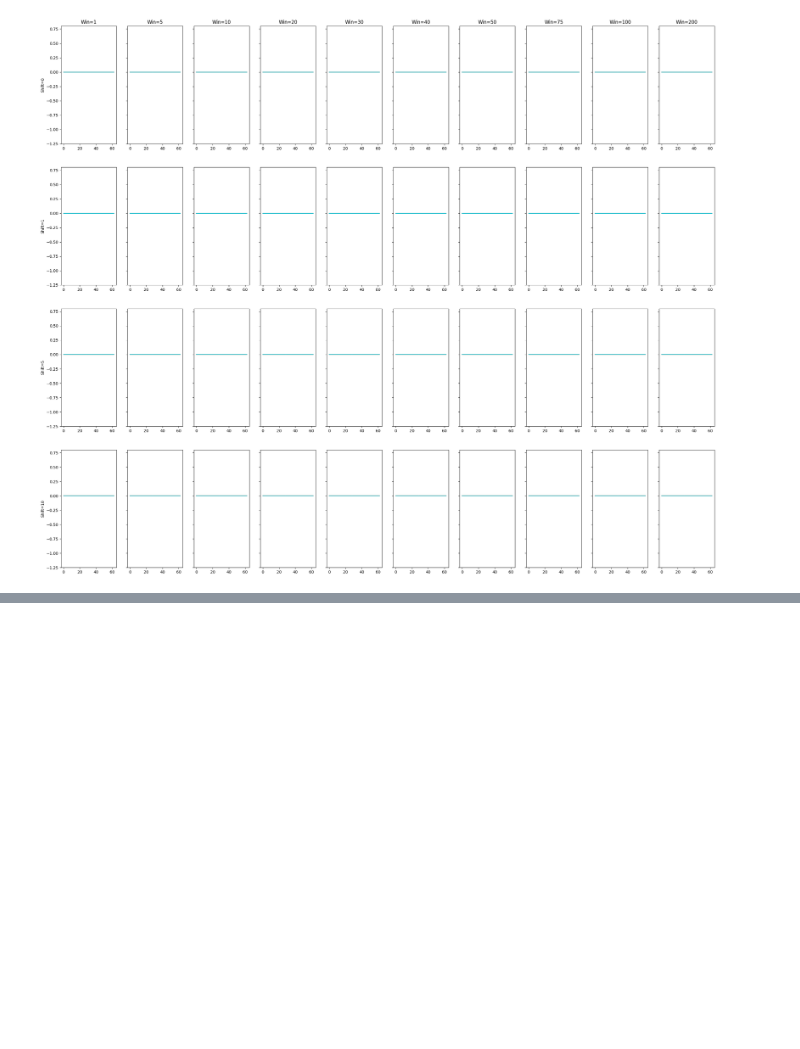
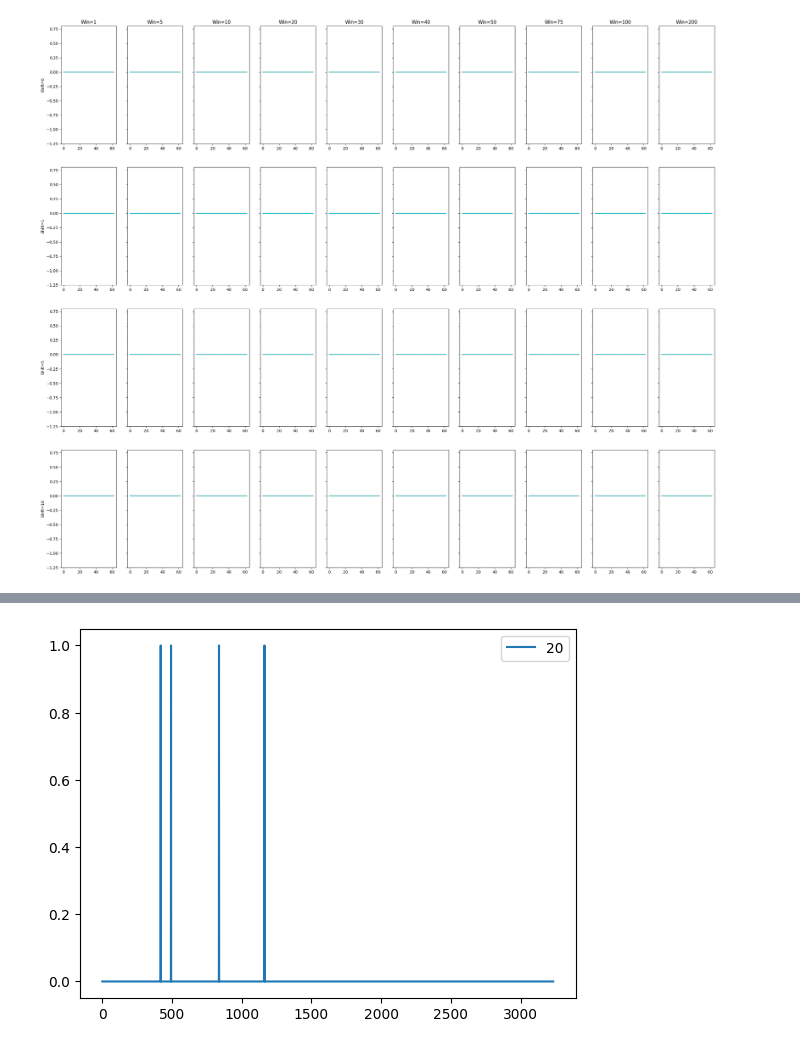
Before and after one commit to bilalhsp/Auditory_Cortex, a Jupyter notebook: correlation.ipynb, the cells around one changed output, grey strips where cells are left out. Cells and saved outputs as stored; diff of their text form; code cells hidden in the pictures; blank space fills up the shorter version.

```diff
--- a/correlation.ipynb
+++ b/correlation.ipynb
@@ -158,3 +158,18 @@ b[ind_b] = 1
 res = stats.linregress(a,b)
 
 res.rvalue**2
+# %%
+for w in [1]:
+    for sent in [12]:
+        data = neural_data.retrieve_spikes_count_for_all_trials(sent, w=w)
+
+        for j in [20]:
+            channel = data[j]
+            # for shift in [1, 5, 10]:
+            for i in range(1):
+                plt.plot(channel[i], label=j)
+
+    plt.legend()
+    plt.show()
+# %% [output]
+[figure, added]
```
Also changed, not shown: parts of 2 cells of this notebook, 2 other files.
